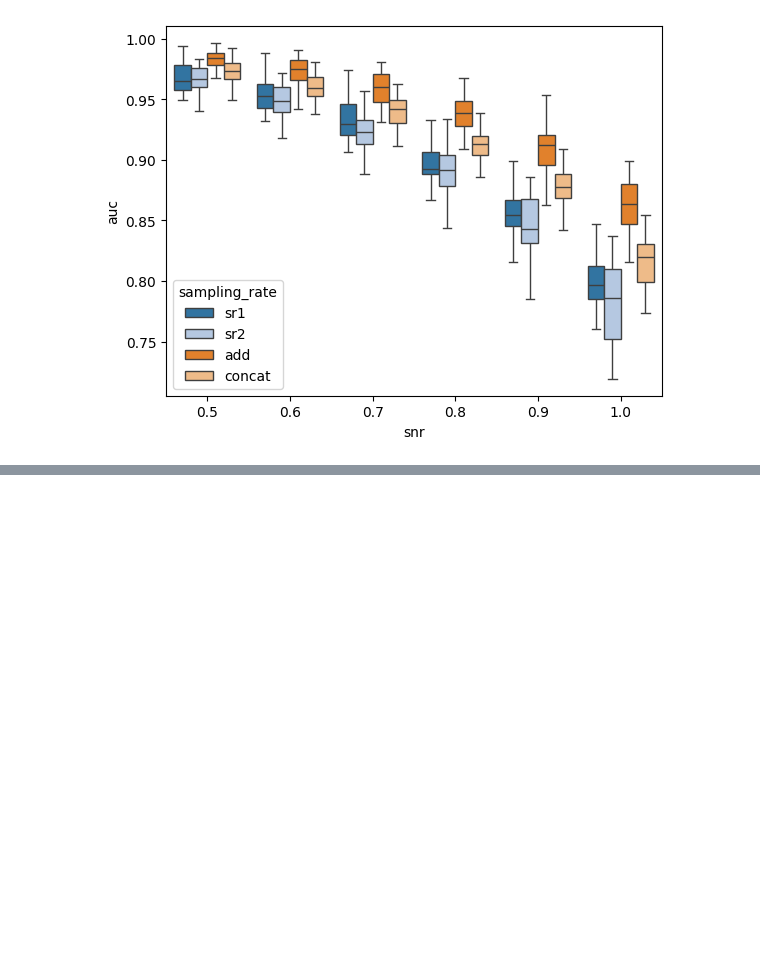
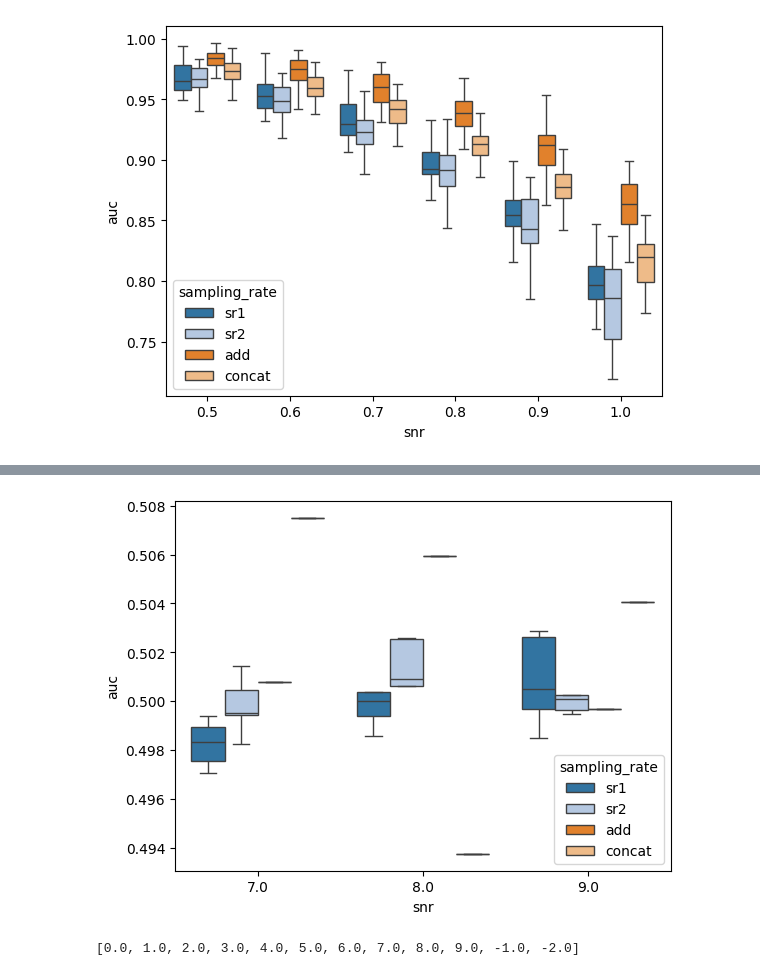
Before and after one commit to neuroneural/undersampling-project, a Jupyter notebook: HCP/python-scripts/plot.ipynb, the cells around one changed output, grey strips where cells are left out. Cells and saved outputs as stored; diff of their text form; code cells hidden in the pictures; blank space fills up the shorter version.

```diff
--- a/HCP/python-scripts/plot.ipynb
+++ b/HCP/python-scripts/plot.ipynb
@@ -190,0 +202,24 @@ AttributeError: module 'seaborn.categorical' has no attribute '_BoxPlotter'
+# %%
+classifiers = ['Multilayer Perceptron', 'Logistic Regression', 'SVM', 'Naive Bayes']
+sampling_rates = ['sr1', 'sr2', 'add', 'concat']
+hue_order = sampling_rates
+palette = { item: plt.cm.tab20(i) for i, item in enumerate(sampling_rates)}
+snr_levels = [7.0, 8.0, 9.0]
+
+
+ax = sns.boxplot(
+    x="snr",
+    y="auc",
+    order=snr_levels,
+    hue="sampling_rate",
+    hue_order=hue_order,
+    data=mlp_df,
+    palette=palette,
+    showfliers=False
+)
+# %% [output]
+[figure, added]
+# %%
+snr_levels
+# %% [output]
+[0.0, 1.0, 2.0, 3.0, 4.0, 5.0, 6.0, 7.0, 8.0, 9.0, -1.0, -2.0]
```
Also changed, not shown: parts of 10 cells of this notebook, 20 other files.
